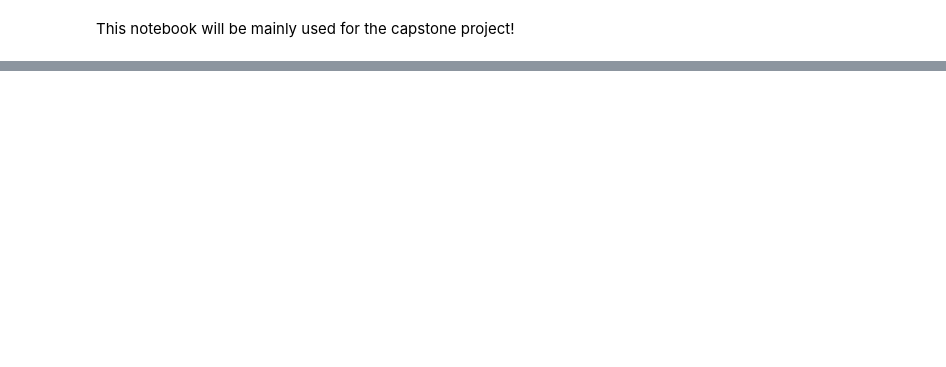
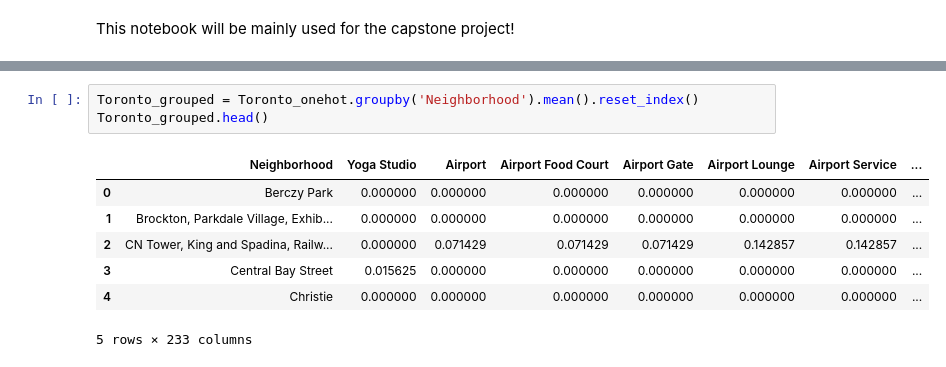
Before and after one commit to shkothari88/Coursera_Capstone, a Jupyter notebook: Coursera_Capstone_Project_Module10.ipynb, the cells around one changed output, grey strips where cells are left out. Saved outputs shown, nothing was run; the diff lists cells and outputs as text; blank space fills up the shorter version.

Commit message:
Published from Watson Studio.

```diff
--- a/Coursera_Capstone_Project_Module10.ipynb
+++ b/Coursera_Capstone_Project_Module10.ipynb
@@ -200,0 +252,11 @@ map_toronto
+# %%
+Toronto_grouped = Toronto_onehot.groupby('Neighborhood').mean().reset_index()
+Toronto_grouped.head()
+# %% [output]
+|  | Neighborhood | Yoga Studio | Airport | Airport Food Court | Airport Gate | Airport Lounge | Airport Service | ... |
+| 0 | Berczy Park | 0.000000 | 0.000000 | 0.000000 | 0.000000 | 0.000000 | 0.000000 | ... |
+| 1 | Brockton, Parkdale Village, Exhib... | 0.000000 | 0.000000 | 0.000000 | 0.000000 | 0.000000 | 0.000000 | ... |
+| 2 | CN Tower, King and Spadina, Railw... | 0.000000 | 0.071429 | 0.071429 | 0.071429 | 0.142857 | 0.142857 | ... |
+| 3 | Central Bay Street | 0.015625 | 0.000000 | 0.000000 | 0.000000 | 0.000000 | 0.000000 | ... |
+| 4 | Christie | 0.000000 | 0.000000 | 0.000000 | 0.000000 | 0.000000 | 0.000000 | ... |
+5 rows × 233 columns
```
Also changed, not shown: parts of 46 cells of this notebook.
